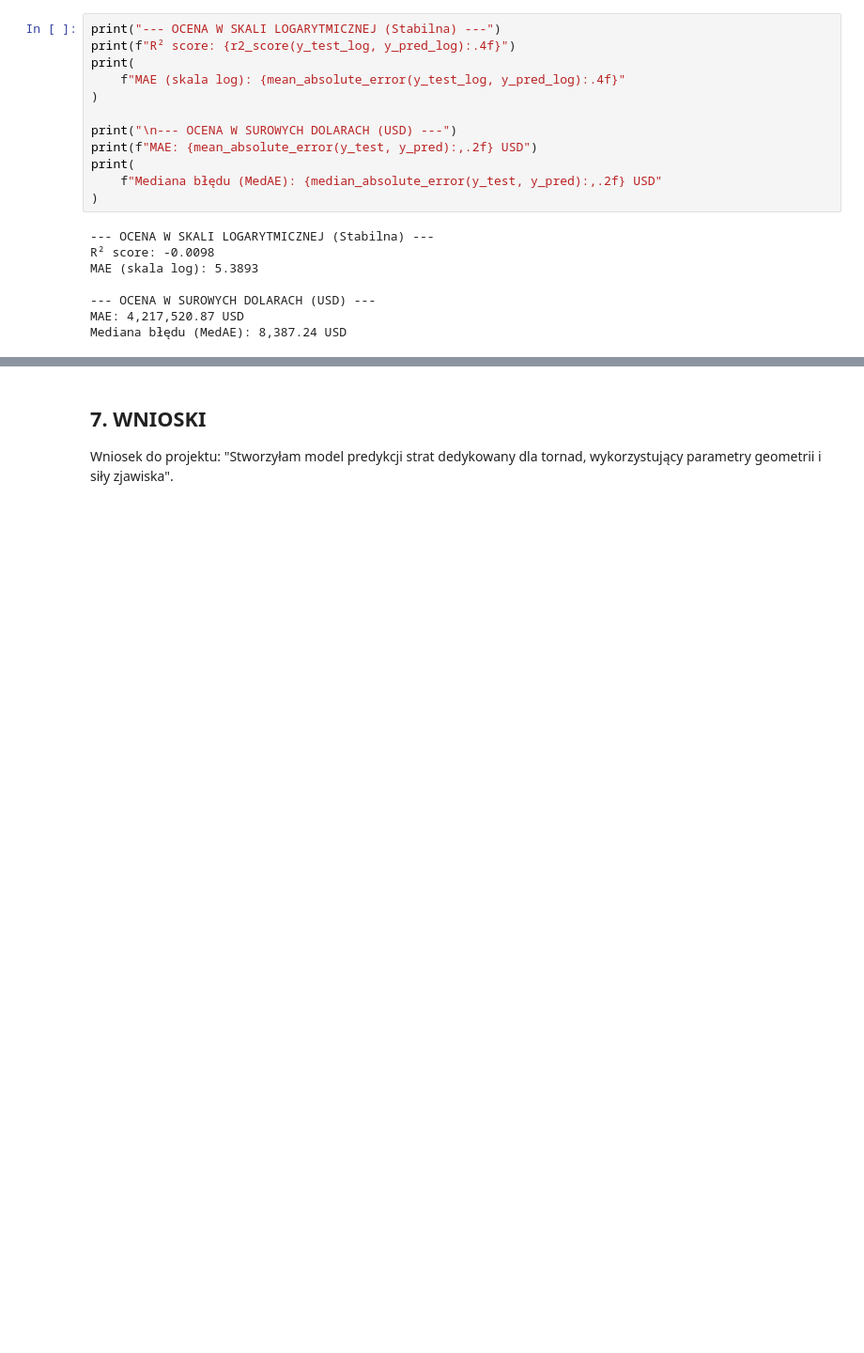
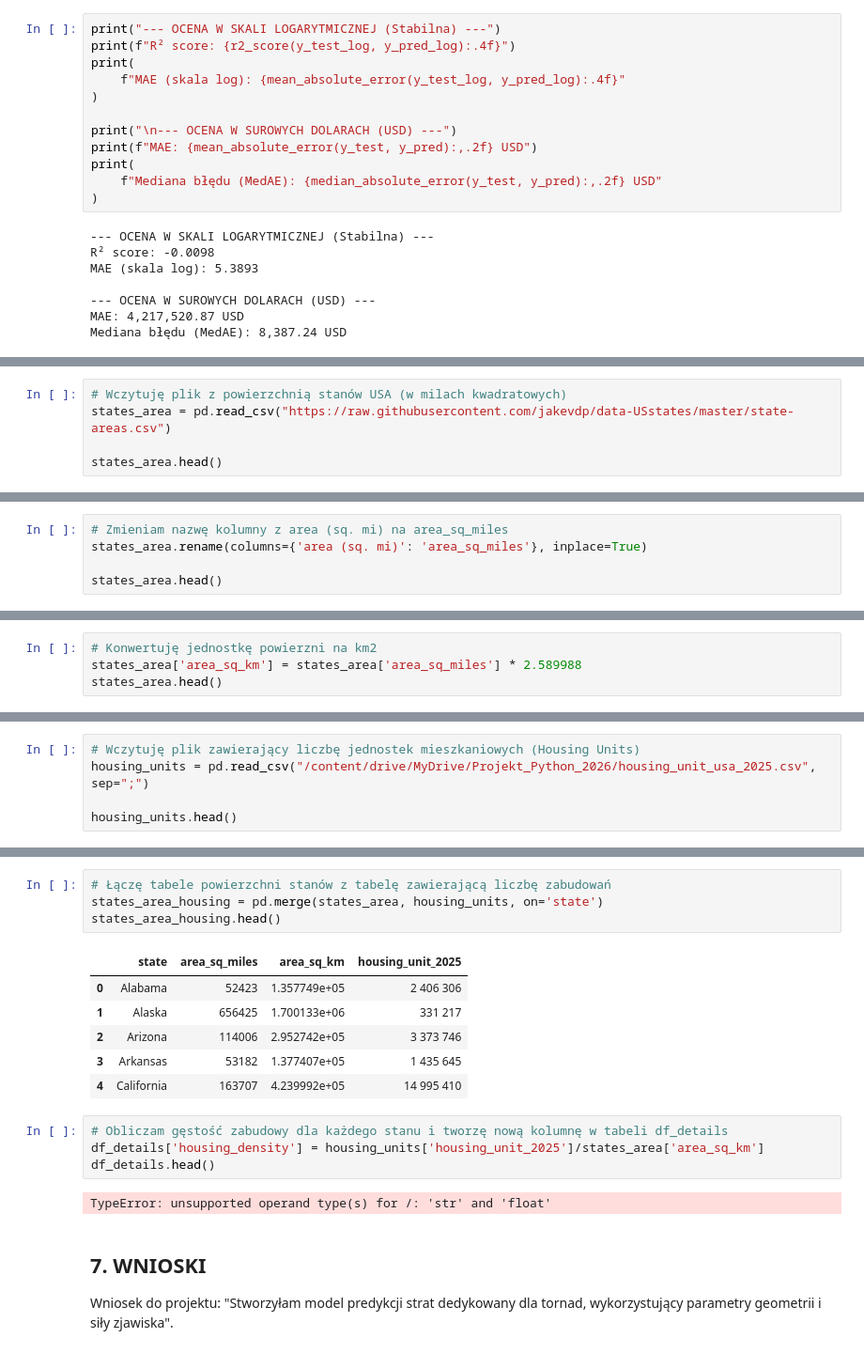
Before and after one commit to piaseckazaneta/Python, a Jupyter notebook: Zaneta_Piasecka_Mini_projekt_2026.ipynb, the cells around one changed output, grey strips where cells are left out. Shown at 94% size. Drawn from its saved outputs; the diff is of its cells as text; blank space fills up the shorter version.

Commit message:
Pobranie i wczytanie do notatnika danych o polu pow. stanów i liczbie zabudowań

```diff
--- a/Zaneta_Piasecka_Mini_projekt_2026.ipynb
+++ b/Zaneta_Piasecka_Mini_projekt_2026.ipynb
@@ -683,0 +697,5 @@ Mediana błędu (MedAE): 8,387.24 USD
+# %%
+# Wczytuję plik z powierzchnią stanów USA (w milach kwadratowych)
+states_area = pd.read_csv("https://raw.githubusercontent.com/jakevdp/data-USstates/master/state-areas.csv")
+
+states_area.head()
@@ -683,0 +709,5 @@ Mediana błędu (MedAE): 8,387.24 USD
+# %%
+# Zmieniam nazwę kolumny z area (sq. mi) na area_sq_miles
+states_area.rename(columns={'area (sq. mi)': 'area_sq_miles'}, inplace=True)
+
+states_area.head()
@@ -683,0 +721,4 @@ Mediana błędu (MedAE): 8,387.24 USD
+# %%
+# Konwertuję jednostkę powierzni na km2
+states_area['area_sq_km'] = states_area['area_sq_miles'] * 2.589988
+states_area.head()
@@ -683,0 +732,5 @@ Mediana błędu (MedAE): 8,387.24 USD
+# %%
+# Wczytuję plik zawierający liczbę jednostek mieszkaniowych (Housing Units)
+housing_units = pd.read_csv("/content/drive/MyDrive/Projekt_Python_2026/housing_unit_usa_2025.csv", sep=";")
+
+housing_units.head()
@@ -684,3 +744,20 @@ Mediana błędu (MedAE): 8,387.24 USD
+# %%
+# Łączę tabele powierzchni stanów z tabelę zawierającą liczbę zabudowań
+states_area_housing = pd.merge(states_area, housing_units, on='state')
+states_area_housing.head()
+# %% [output]
+|  | state | area_sq_miles | area_sq_km | housing_unit_2025 |
+| 0 | Alabama | 52423 | 1.357749e+05 | 2 406 306 |
+| 1 | Alaska | 656425 | 1.700133e+06 | 331 217 |
+| 2 | Arizona | 114006 | 2.952742e+05 | 3 373 746 |
+| 3 | Arkansas | 53182 | 1.377407e+05 | 1 435 645 |
+| 4 | California | 163707 | 4.239992e+05 | 14 995 410 |
+# %%
+# Obliczam gęstość zabudowy dla każdego stanu i tworzę nową kolumnę w tabeli df_details
+df_details['housing_density'] = housing_units['housing_unit_2025']/states_area['area_sq_km']
+df_details.head()
+# %% [output]
+TypeError: unsupported operand type(s) for /: 'str' and 'float'
 # %% [markdown]
 ## 7. WNIOSKI
 
```
Also changed, not shown: parts of 6 cells of this notebook.
